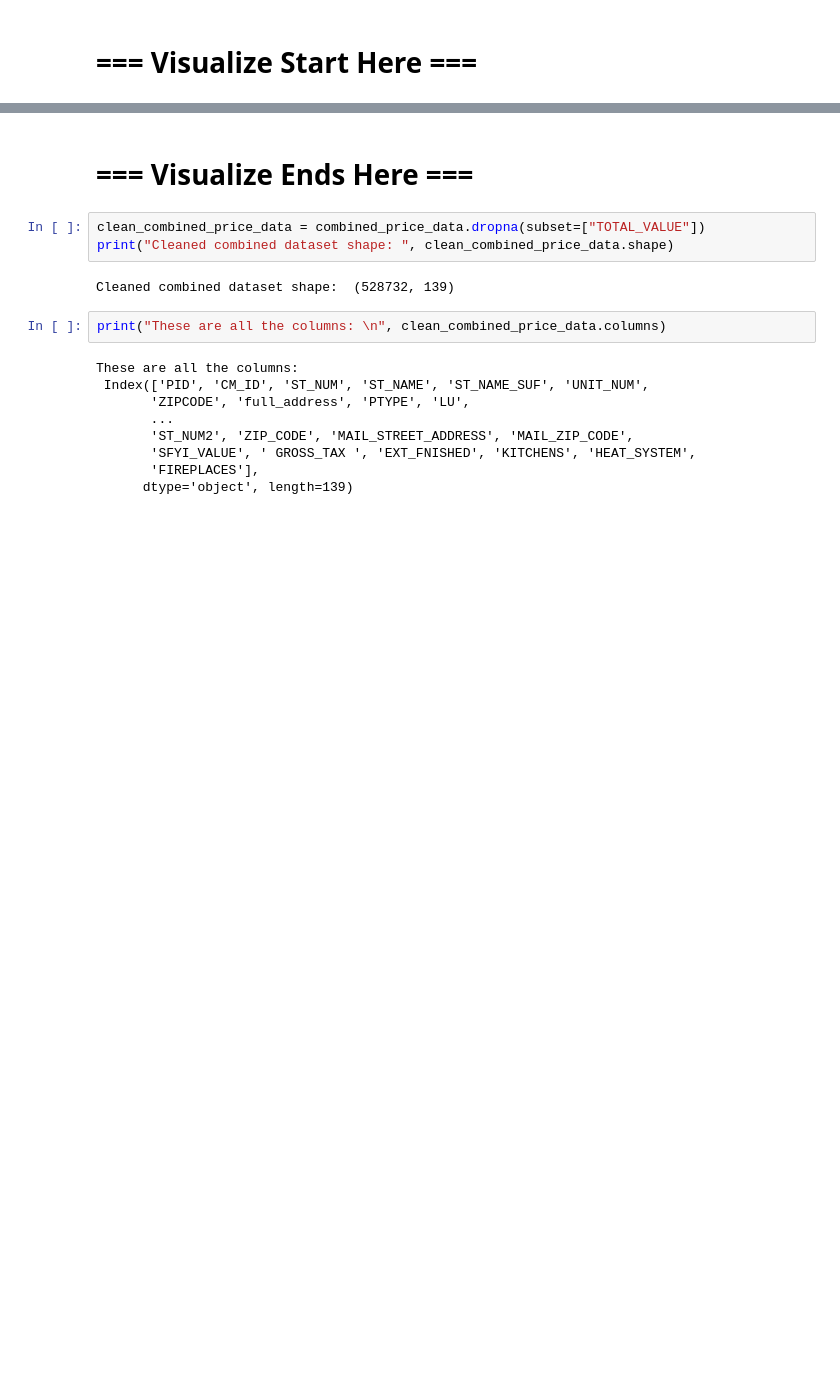
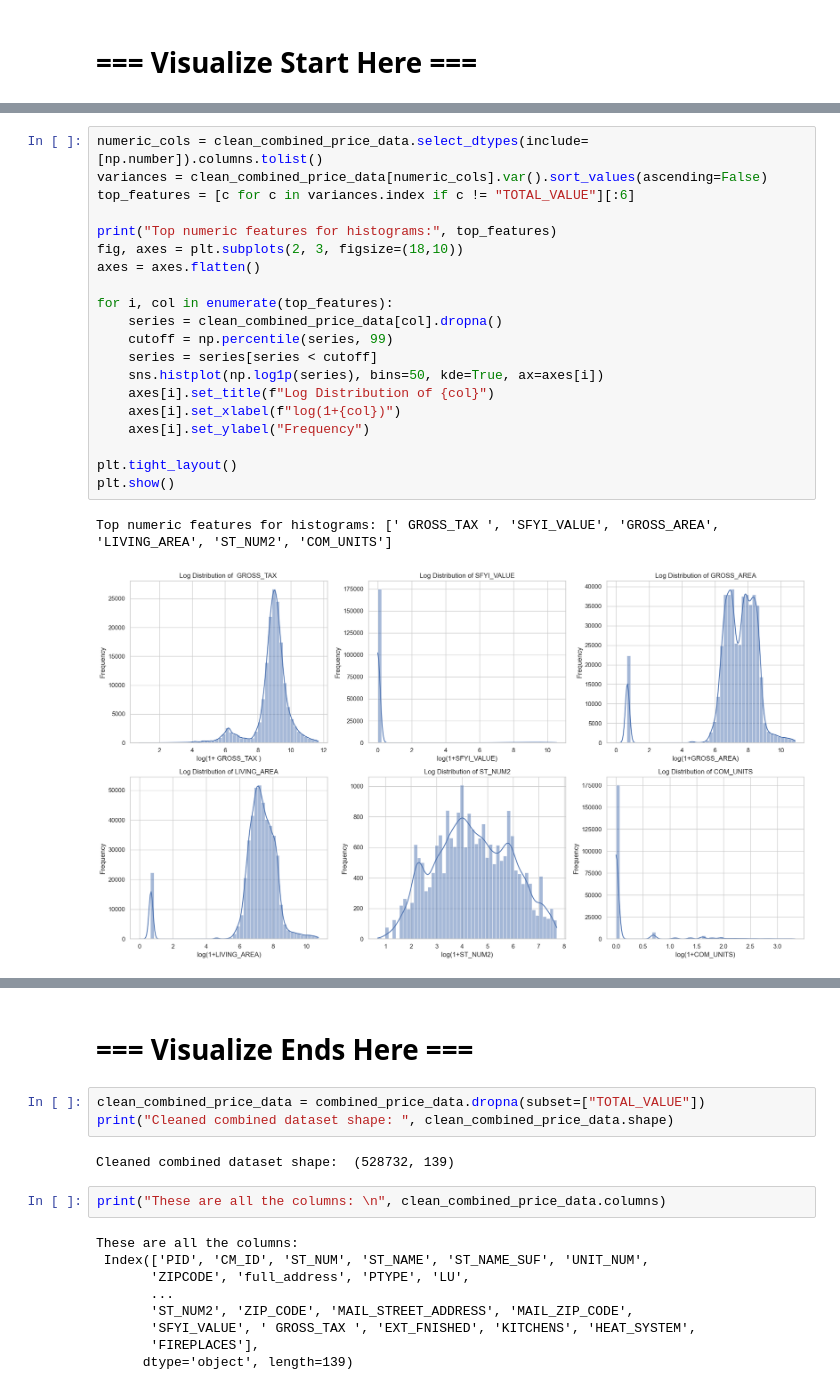
Before and after one commit to HarshaBeth/Boston-Area-Price-and-Crime-Prediction, a Jupyter notebook: backend/notebooks/price_prediction_model.ipynb, the cells around one changed output, grey strips where cells are left out. Drawn from its saved outputs; the diff is of its cells as text; blank space fills up the shorter version.

```diff
--- a/backend/notebooks/price_prediction_model.ipynb
+++ b/backend/notebooks/price_prediction_model.ipynb
@@ -80,0 +185,23 @@ Null Values: 1041187
+# %%
+numeric_cols = clean_combined_price_data.select_dtypes(include=[np.number]).columns.tolist()
+variances = clean_combined_price_data[numeric_cols].var().sort_values(ascending=False)
+top_features = [c for c in variances.index if c != "TOTAL_VALUE"][:6]
+
+print("Top numeric features for histograms:", top_features)
+fig, axes = plt.subplots(2, 3, figsize=(18,10))
+axes = axes.flatten()
+
+for i, col in enumerate(top_features):
+    series = clean_combined_price_data[col].dropna()
+    cutoff = np.percentile(series, 99)
+    series = series[series < cutoff]
+    sns.histplot(np.log1p(series), bins=50, kde=True, ax=axes[i])
+    axes[i].set_title(f"Log Distribution of {col}")
+    axes[i].set_xlabel(f"log(1+{col})")
+    axes[i].set_ylabel("Frequency")
+
+plt.tight_layout()
+plt.show()
+# %% [output]
+Top numeric features for histograms: [' GROSS_TAX ', 'SFYI_VALUE', 'GROSS_AREA', 'LIVING_AREA', 'ST_NUM2', 'COM_UNITS']
+[figure, added]
```
Also changed, not shown: parts of 9 cells of this notebook.
